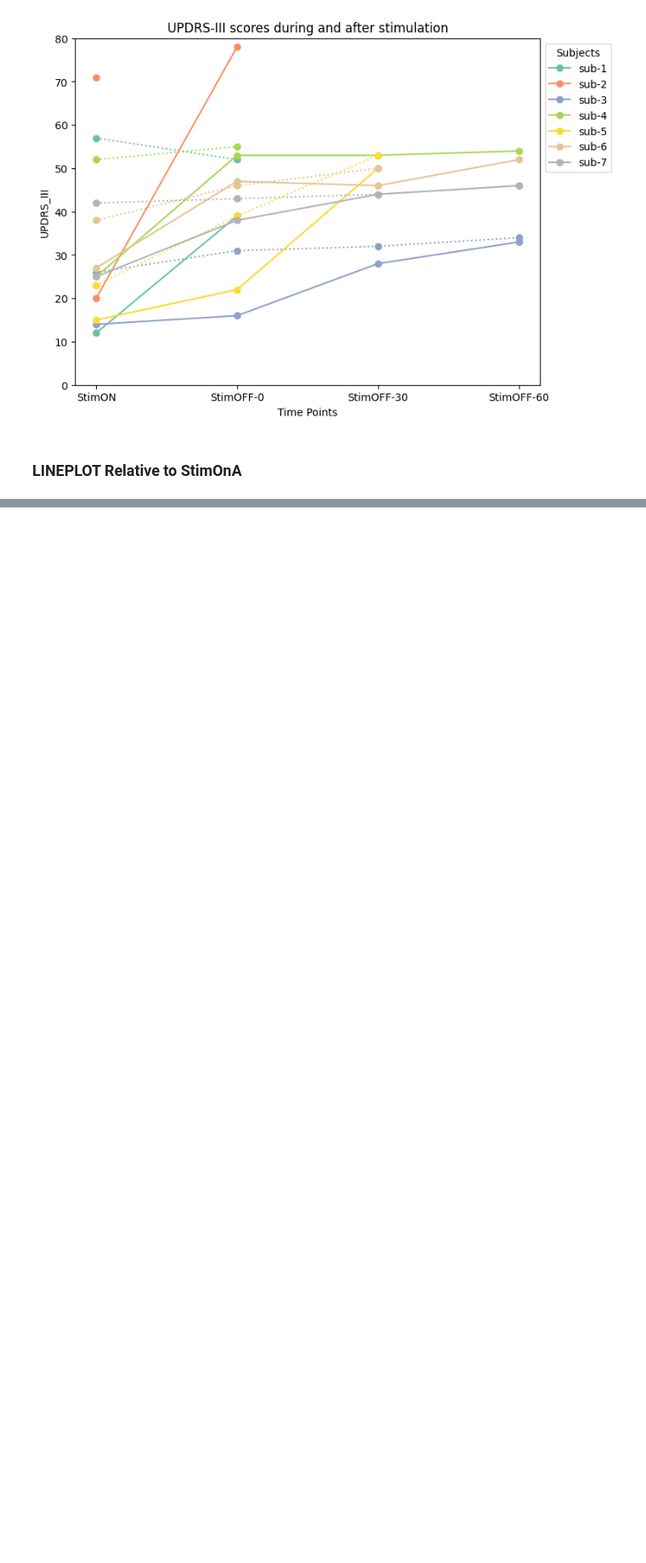
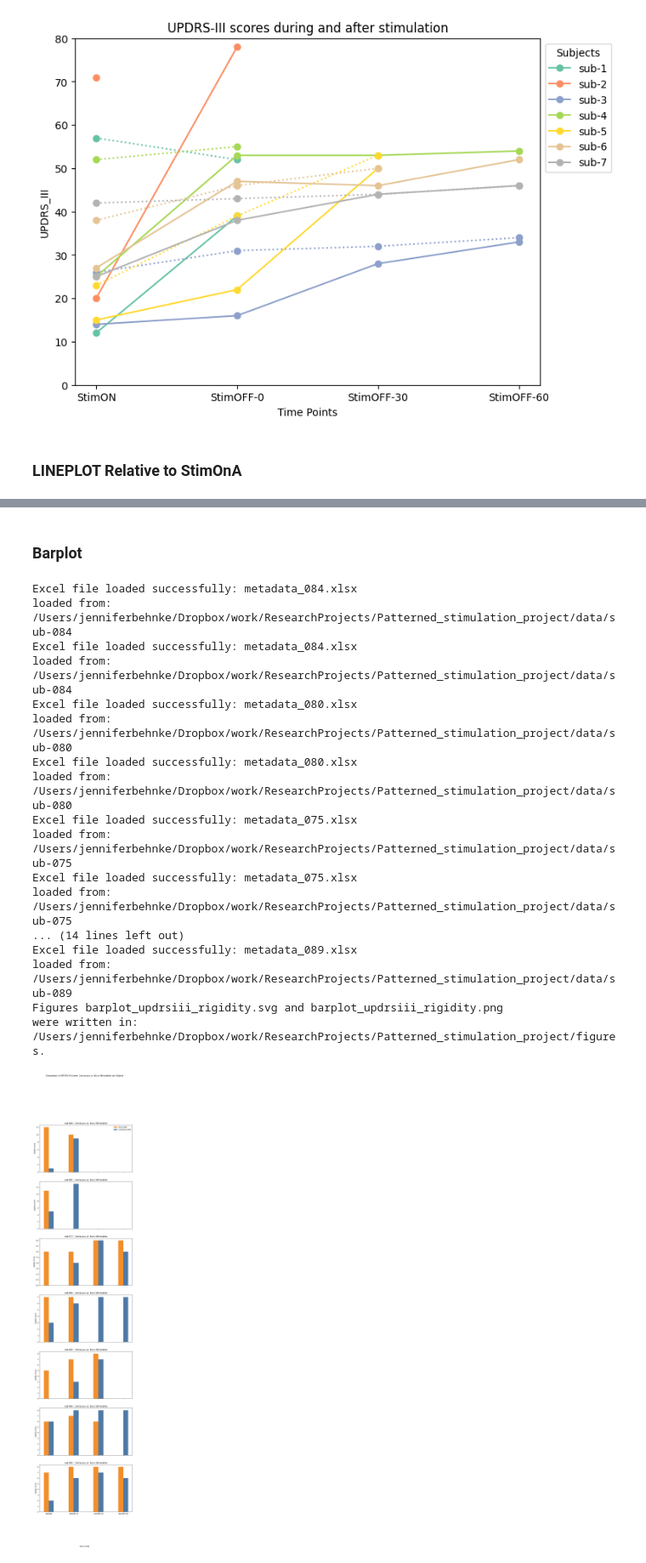
Before and after one commit to JKBehnke/patterned_DBS, a Jupyter notebook: notebooks/burst_dbs_updrs.ipynb, the cells around one changed output, grey strips where cells are left out. Shown at 85% size. Cells and saved outputs as stored; diff of their text form; code cells hidden in the pictures; blank space fills up the shorter version.

Commit message:
Barplot per subject

```diff
--- a/notebooks/burst_dbs_updrs.ipynb
+++ b/notebooks/burst_dbs_updrs.ipynb
@@ -193,0 +199,26 @@ were written in: /Users/jenniferbehnke/Dropbox/work/ResearchProjects/Patterned_s
+# %% [markdown]
+### Barplot
+# %%
+barplot = updrs_analysis.barplot_absolute_updrsiii(
+    sub_list=["084", "080", "075", "086", "087", "088", "089"],
+    subscore="rigidity",
+)
+# %% [output]
+Excel file loaded successfully: metadata_084.xlsx
+loaded from: /Users/jenniferbehnke/Dropbox/work/ResearchProjects/Patterned_stimulation_project/data/sub-084
+Excel file loaded successfully: metadata_084.xlsx
+loaded from: /Users/jenniferbehnke/Dropbox/work/ResearchProjects/Patterned_stimulation_project/data/sub-084
+Excel file loaded successfully: metadata_080.xlsx
+loaded from: /Users/jenniferbehnke/Dropbox/work/ResearchProjects/Patterned_stimulation_project/data/sub-080
+Excel file loaded successfully: metadata_080.xlsx
+loaded from: /Users/jenniferbehnke/Dropbox/work/ResearchProjects/Patterned_stimulation_project/data/sub-080
+Excel file loaded successfully: metadata_075.xlsx
+loaded from: /Users/jenniferbehnke/Dropbox/work/ResearchProjects/Patterned_stimulation_project/data/sub-075
+Excel file loaded successfully: metadata_075.xlsx
+loaded from: /Users/jenniferbehnke/Dropbox/work/ResearchProjects/Patterned_stimulation_project/data/sub-075
+... (14 lines left out)
+Excel file loaded successfully: metadata_089.xlsx
+loaded from: /Users/jenniferbehnke/Dropbox/work/ResearchProjects/Patterned_stimulation_project/data/sub-089
+Figures barplot_updrsiii_rigidity.svg and barplot_updrsiii_rigidity.png
+were written in: /Users/jenniferbehnke/Dropbox/work/ResearchProjects/Patterned_stimulation_project/figures.
+[figure, added]
```
Also changed, not shown: parts of 2 cells of this notebook, 1 other file.
